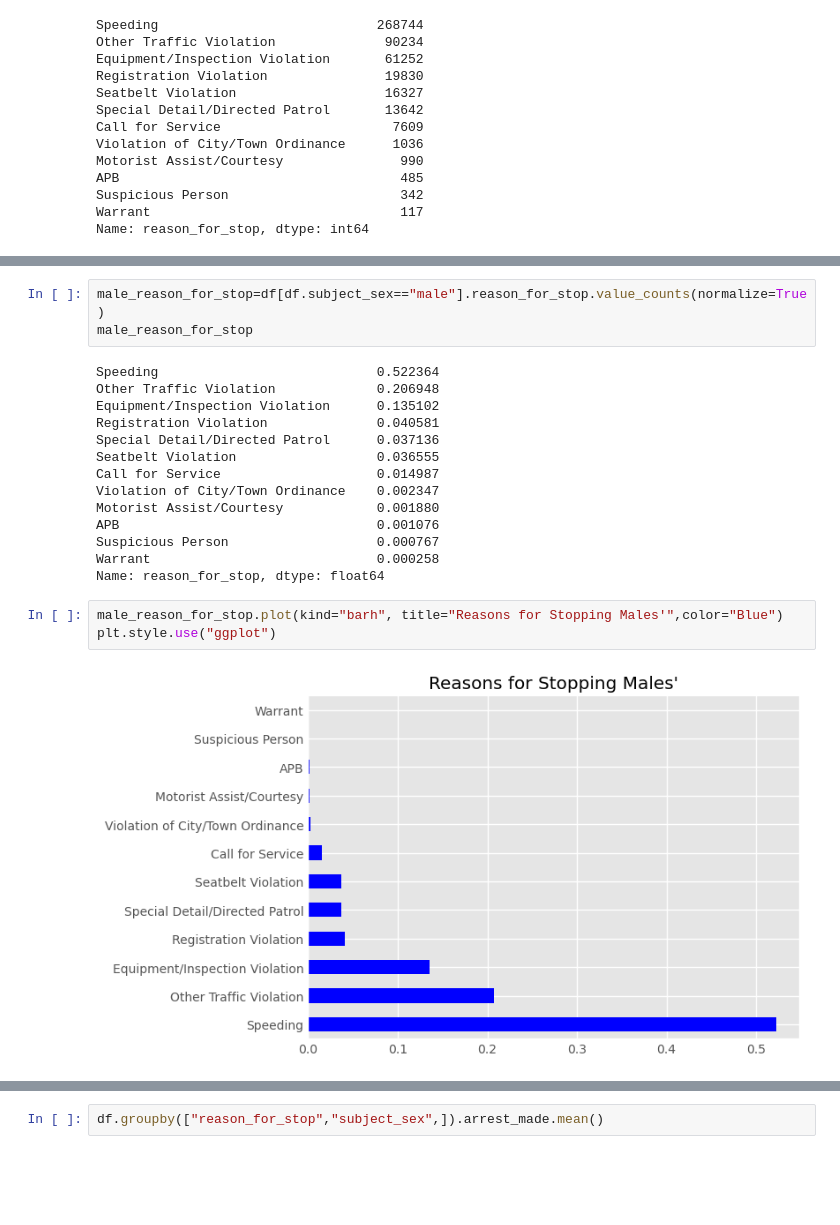
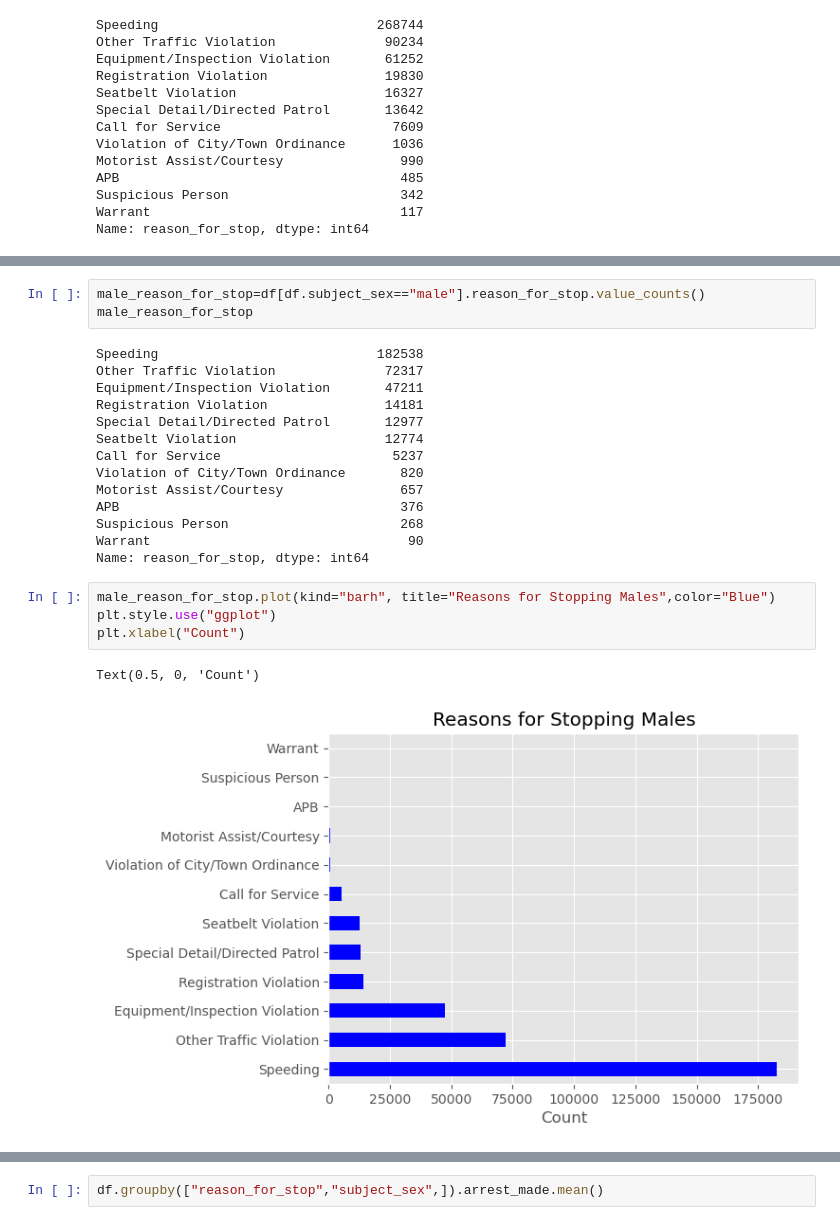
Before and after one commit to nevracorapsiz/Analyzing-Rhode-Island-Traffic-Stops, a Jupyter notebook: RI_TRAFFIC_STOPS.ipynb, the cells around one changed output, grey strips where cells are left out. Drawn from its saved outputs; the diff is of its cells as text; blank space fills up the shorter version.

```diff
--- a/RI_TRAFFIC_STOPS.ipynb
+++ b/RI_TRAFFIC_STOPS.ipynb
@@ -323,22 +326,24 @@ plt.style.use("ggplot")
 # %%
-male_reason_for_stop=df[df.subject_sex=="male"].reason_for_stop.value_counts(normalize=True)
+male_reason_for_stop=df[df.subject_sex=="male"].reason_for_stop.value_counts()
 male_reason_for_stop
 # %% [output]
-Speeding                            0.522364
-Other Traffic Violation             0.206948
-Equipment/Inspection Violation      0.135102
-Registration Violation              0.040581
-Special Detail/Directed Patrol      0.037136
-Seatbelt Violation                  0.036555
-Call for Service                    0.014987
-Violation of City/Town Ordinance    0.002347
-Motorist Assist/Courtesy            0.001880
-APB                                 0.001076
-Suspicious Person                   0.000767
-Warrant                             0.000258
-Name: reason_for_stop, dtype: float64
+Speeding                            182538
+Other Traffic Violation              72317
+Equipment/Inspection Violation       47211
+Registration Violation               14181
+Special Detail/Directed Patrol       12977
+Seatbelt Violation                   12774
+Call for Service                      5237
+Violation of City/Town Ordinance       820
+Motorist Assist/Courtesy               657
+APB                                    376
+Suspicious Person                      268
+Warrant                                 90
+Name: reason_for_stop, dtype: int64
 # %%
-male_reason_for_stop.plot(kind="barh", title="Reasons for Stopping Males'",color="Blue")
+male_reason_for_stop.plot(kind="barh", title="Reasons for Stopping Males",color="Blue")
 plt.style.use("ggplot")
+plt.xlabel("Count")
 # %% [output]
+Text(0.5, 0, 'Count')
-[figure, old version]
+[figure, new version]
```
Also changed, not shown: parts of 47 cells of this notebook, 21 other files.
